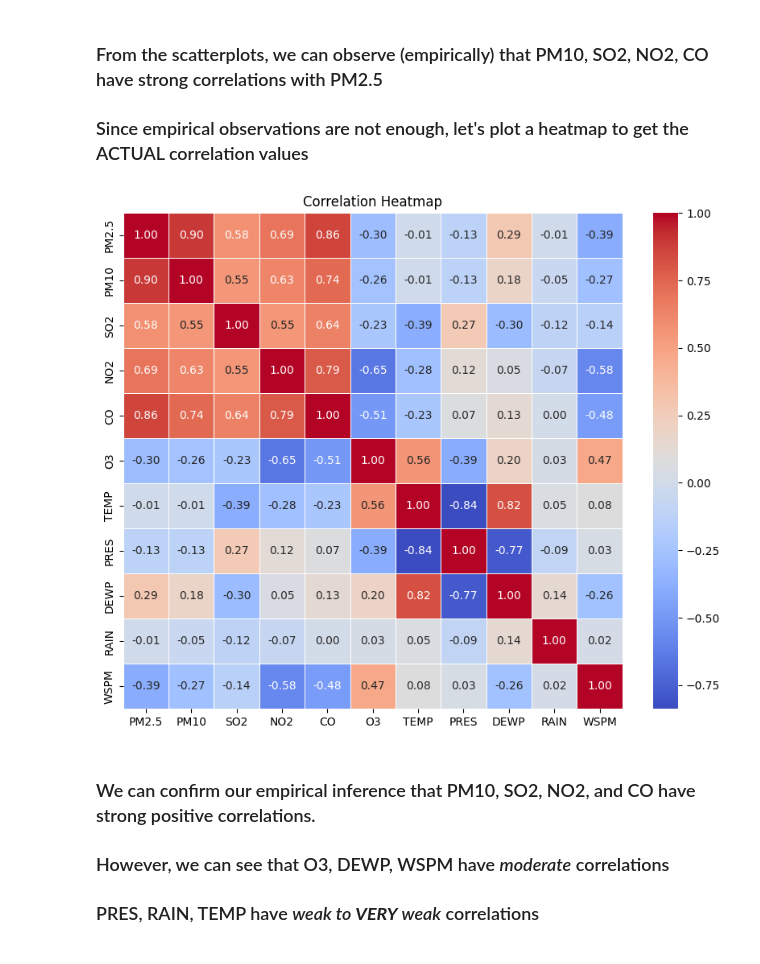
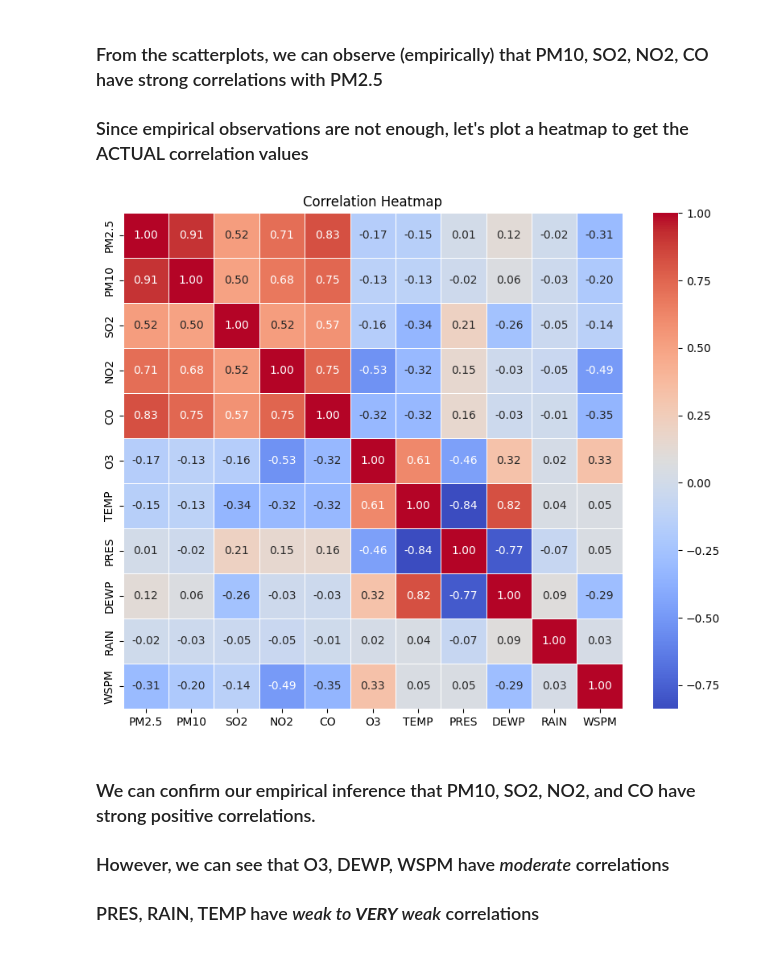
Before and after one commit to maxwellau2/SC1015MiniProject, a Jupyter notebook: EDA.ipynb, the cells around one changed output. Cells and saved outputs as stored; diff of their text form; code cells hidden in the pictures.

```diff
--- a/EDA.ipynb
+++ b/EDA.ipynb
@@ -254,0 +298,3 @@ scatter_matrix_plot_seaborn(transformed_df, 'PM2.5')
+# %%
+df = pd.read_csv("data/cleaned.csv")
+df
@@ -256,14 +352,17 @@ scatter_matrix_plot_seaborn(transformed_df, 'PM2.5')
 ### From the scatterplots, we can observe (empirically) that PM10, SO2, NO2, CO have strong correlations with PM2.5
 ### Since empirical observations are not enough, let's plot a heatmap to get the ACTUAL correlation values
 # %%
-corr_matrix = transformed_df[numeric_columns].corr()
+numeric_columns = ['PM2.5', 'PM10', 'SO2', 'NO2', 'CO', 'O3', 'TEMP', 'PRES', 'DEWP', 'RAIN', 'WSPM']
+numeric_df = df[numeric_columns]
+
+corr_matrix = df[numeric_columns].corr()
 # Plot the heatmap
 plt.figure(figsize=(10, 8))
 sns.heatmap(corr_matrix, annot=True, cmap='coolwarm', fmt=".2f", linewidths=0.5)
 plt.title("Correlation Heatmap")
 plt.show()
 # %% [output]
-[figure, old version]
+[figure, new version]
 # %% [markdown]
 ### We can confirm our empirical inference that PM10, SO2, NO2, and CO have strong positive correlations.
 ### However, we can see that O3, DEWP, WSPM have *moderate* correlations
```
Also changed, not shown: parts of 80 cells of this notebook, 2 other files.
